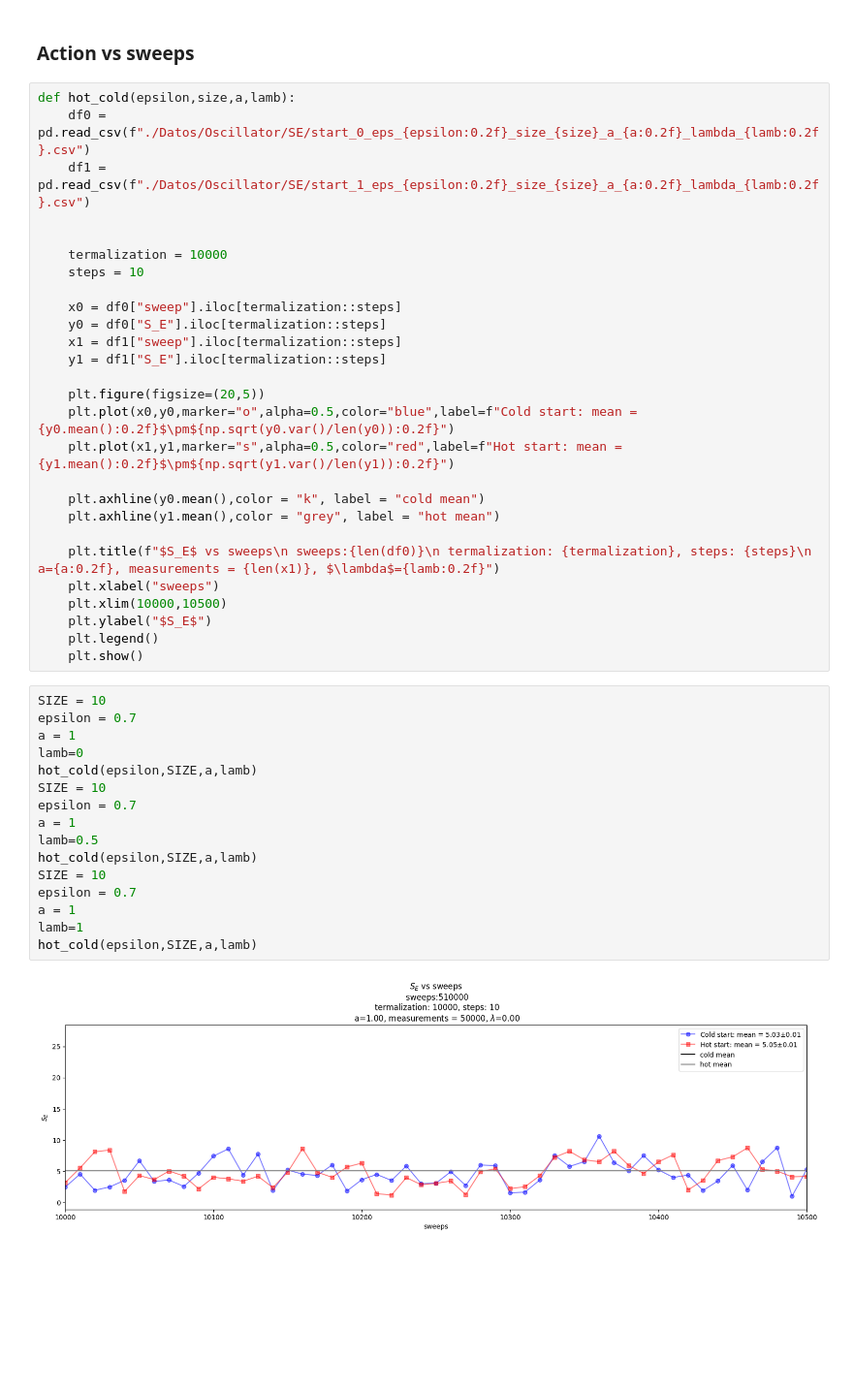
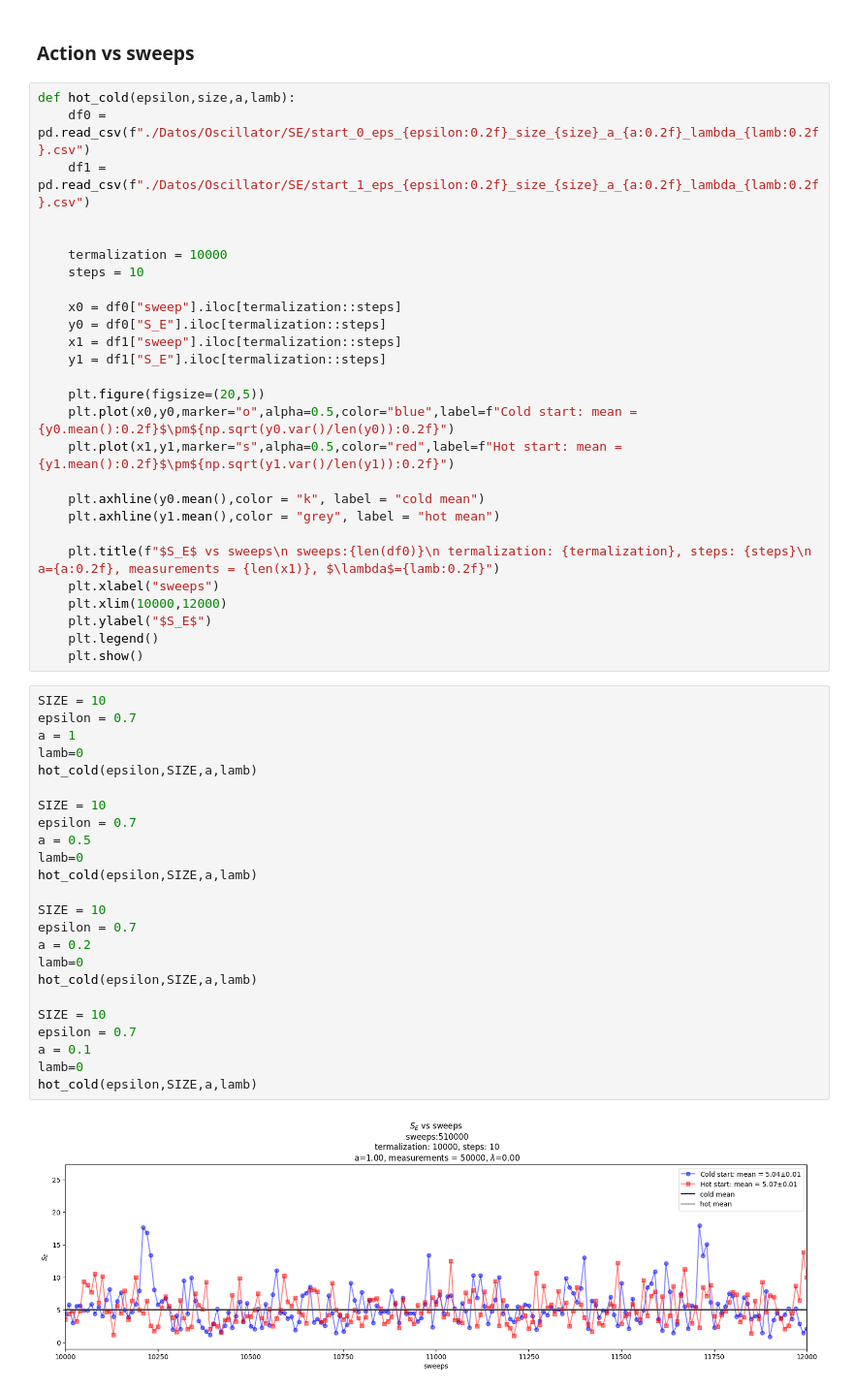
Before and after one commit to SoyAgustin/QF-Path-Integral, a Jupyter notebook: Notebooks_Py/oscillator.ipynb, the cells around one changed output. Shown at 97% size. Saved outputs shown, nothing was run; the diff lists cells and outputs as text; blank space fills up the shorter version.

```diff
--- a/Notebooks_Py/oscillator.ipynb
+++ b/Notebooks_Py/oscillator.ipynb
@@ -65,25 +94,33 @@ def hot_cold(epsilon,size,a,lamb):
 
     plt.title(f"$S_E$ vs sweeps\n sweeps:{len(df0)}\n termalization: {termalization}, steps: {steps}\n a={a:0.2f}, measurements = {len(x1)}, $\lambda$={lamb:0.2f}")
     plt.xlabel("sweeps")
-    plt.xlim(10000,10500)
+    plt.xlim(10000,12000)
     plt.ylabel("$S_E$")
     plt.legend()
     plt.show()
 # %%
 SIZE = 10
 epsilon = 0.7
 a = 1
 lamb=0
 hot_cold(epsilon,SIZE,a,lamb)
+
 SIZE = 10
 epsilon = 0.7
-a = 1
-lamb=0.5
+a = 0.5
+lamb=0
 hot_cold(epsilon,SIZE,a,lamb)
+
 SIZE = 10
 epsilon = 0.7
-a = 1
-lamb=1
+a = 0.2
+lamb=0
 hot_cold(epsilon,SIZE,a,lamb)
+
+SIZE = 10
+epsilon = 0.7
+a = 0.1
+lamb=0
+hot_cold(epsilon,SIZE,a,lamb)
 # %% [output]
-[figure, old version]
+[figure, new version]
```
Also changed, not shown: parts of 9 cells of this notebook, 1 other file.
